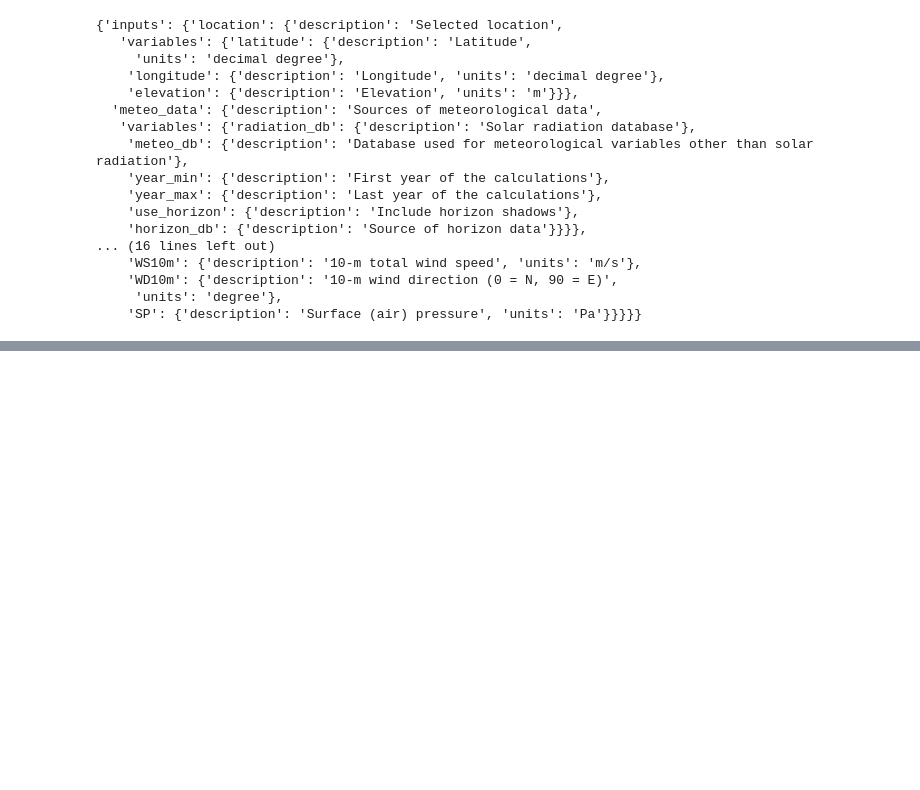
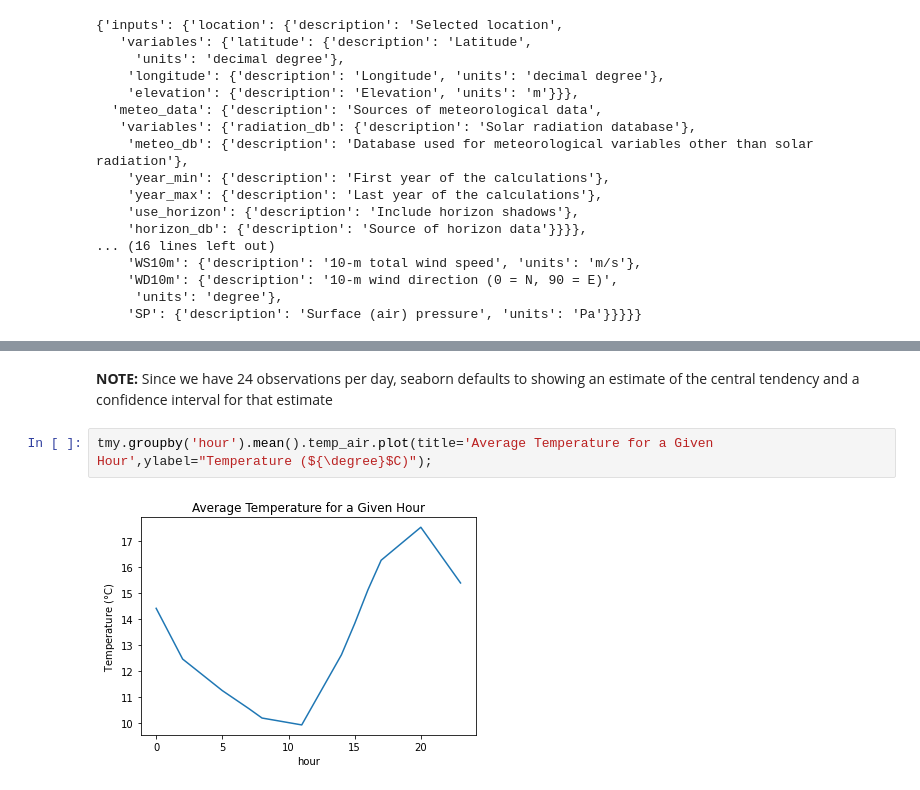
Before and after one commit to Cayt-Schlichting/solar-performance-modeling, a Jupyter notebook: Typical_Meteorological_Year.ipynb, the cells around one changed output, grey strips where cells are left out. Cells and saved outputs as stored; diff of their text form; blank space fills up the shorter version.

```diff
--- a/Typical_Meteorological_Year.ipynb
+++ b/Typical_Meteorological_Year.ipynb
@@ -130,0 +177,6 @@ meta
+# %% [markdown]
+**NOTE:** Since we have 24 observations per day, seaborn defaults to showing an estimate of the central tendency and a confidence interval for that estimate
+# %%
+tmy.groupby('hour').mean().temp_air.plot(title='Average Temperature for a Given Hour',ylabel="Temperature (${\degree}$C)");
+# %% [output]
+[figure, added]
```
Also changed, not shown: parts of 30 cells of this notebook.
